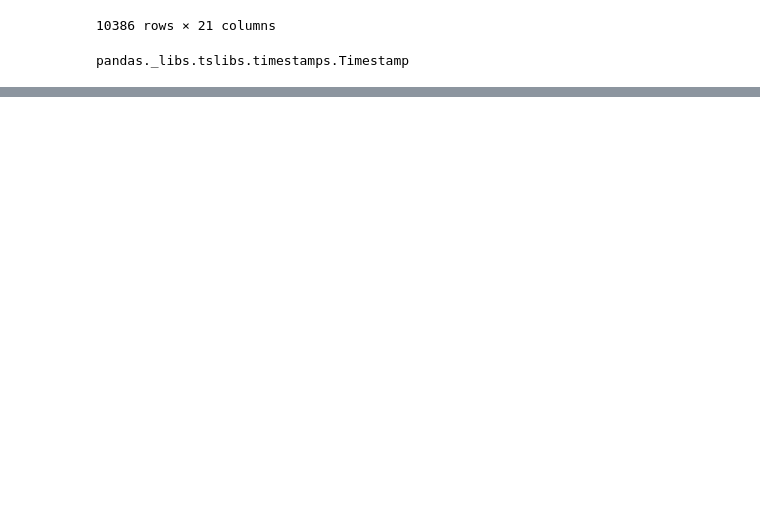
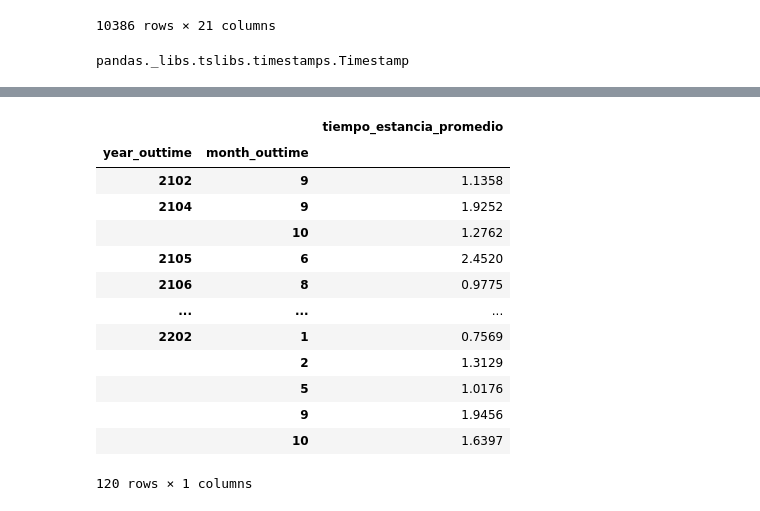
Before and after one commit to LuisM18/PF_Henry_UCI, a Jupyter notebook: auxiliar.ipynb, the cells around one changed output, grey strips where cells are left out. Cells and saved outputs as stored; diff of their text form; code cells hidden in the pictures; blank space fills up the shorter version.

```diff
--- a/auxiliar.ipynb
+++ b/auxiliar.ipynb
@@ -431,0 +553,29 @@ pandas._libs.tslibs.timestamps.Timestamp
+# %%
+def tiempo_estancia_promedio(icustay):
+    icustay['month_outtime'] = icustay.outtime.dt.month
+    icustay['year_outtime'] = icustay.outtime.dt.year
+
+    tiempo = pd.DataFrame(icustay.groupby(['year_outtime','month_outtime'])['los'].mean())
+    tiempo.rename(columns={'los':'tiempo_estancia_promedio'},inplace=True)
+
+    return tiempo
+icustays['intime'] = icustays.intime.apply(pd.to_datetime)
+icustays['outtime'] = icustays.outtime.apply(pd.to_datetime)
+tiempo = tiempo_estancia_promedio(icustays)
+# %%
+tiempo
+# %% [output]
+|  |  | tiempo_estancia_promedio |
+| year_outtime | month_outtime |  |
+| 2102 | 9 | 1.1358 |
+| 2104 | 9 | 1.9252 |
+|  | 10 | 1.2762 |
+| 2105 | 6 | 2.4520 |
+| 2106 | 8 | 0.9775 |
+| ... | ... | ... |
+| 2202 | 1 | 0.7569 |
+|  | 2 | 1.3129 |
+|  | 5 | 1.0176 |
+|  | 9 | 1.9456 |
+|  | 10 | 1.6397 |
+120 rows × 1 columns
```
Also changed, not shown: parts of 17 cells of this notebook, 2 other files.
